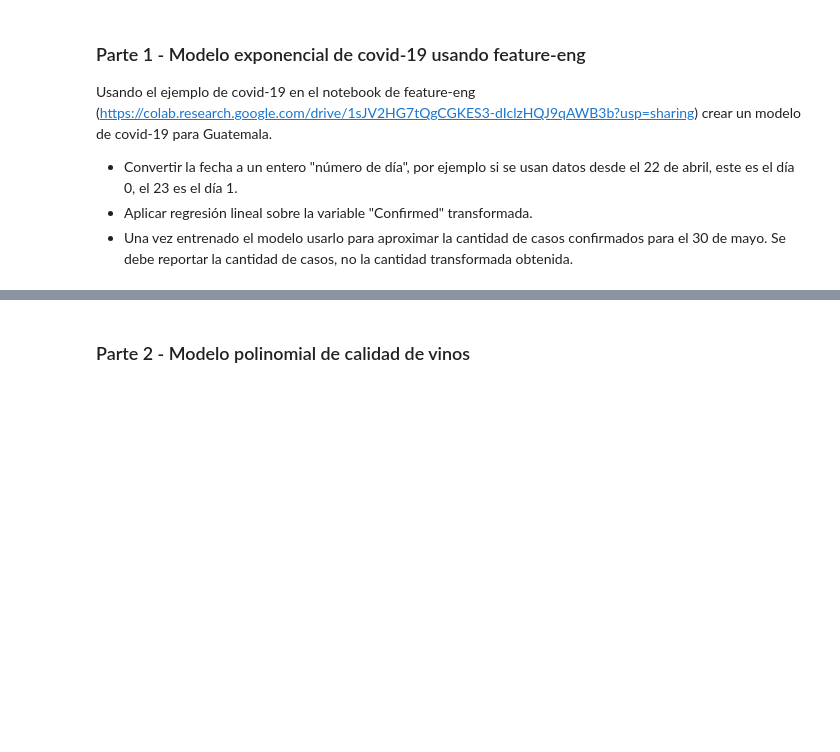
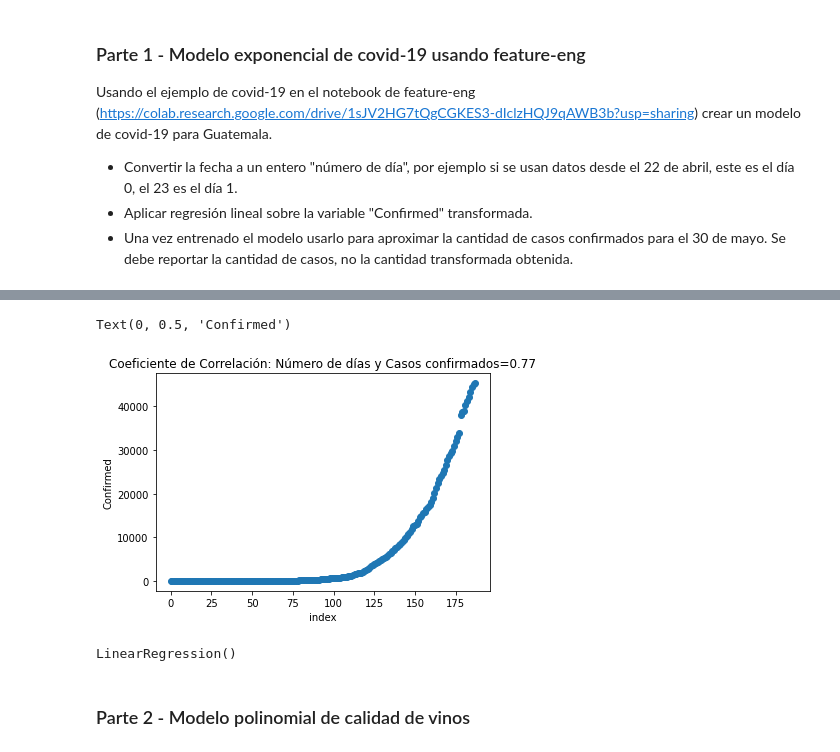
Before and after one commit to yurandirsantana/UniversidadGalileo2022, a Jupyter notebook: Statistical_Learning_Tarea_2.ipynb, the cells around one changed output, grey strips where cells are left out. Cells and saved outputs as stored; diff of their text form; code cells hidden in the pictures; blank space fills up the shorter version.

```diff
--- a/Statistical_Learning_Tarea_2.ipynb
+++ b/Statistical_Learning_Tarea_2.ipynb
@@ -13,0 +75,12 @@ Usando el ejemplo de covid-19 en el notebook de feature-eng (https://colab.resea
+# %%
+# Regresión Lineal entre las variables de Casos Confirmados y Días transcurridos (index)
+
+plt.title("Coeficiente de Correlación: Número de días y Casos confirmados="+ str(round(covid19_data_Guatemala_VF["index"].corr(covid19_data_Guatemala_VF['Confirmed']),2)))
+
+plt.scatter(data = covid19_data_Guatemala_VF, x = "index", y ="Confirmed")
+
+plt.xlabel("index")
+plt.ylabel("Confirmed")
+# %% [output]
+Text(0, 0.5, 'Confirmed')
+[figure, added]
@@ -14,3 +93,7 @@ Usando el ejemplo de covid-19 en el notebook de feature-eng (https://colab.resea
+# %%
+lr.fit(covid19_data_Guatemala_VF["index"].values.reshape(-1, 1), covid19_data_Guatemala_VF["Confirmed"])
+# %% [output]
+LinearRegression()
 # %% [markdown]
 ### Parte 2 - Modelo polinomial de calidad de vinos
 # %% [markdown]
```
Also changed, not shown: parts of 8 cells of this notebook.
